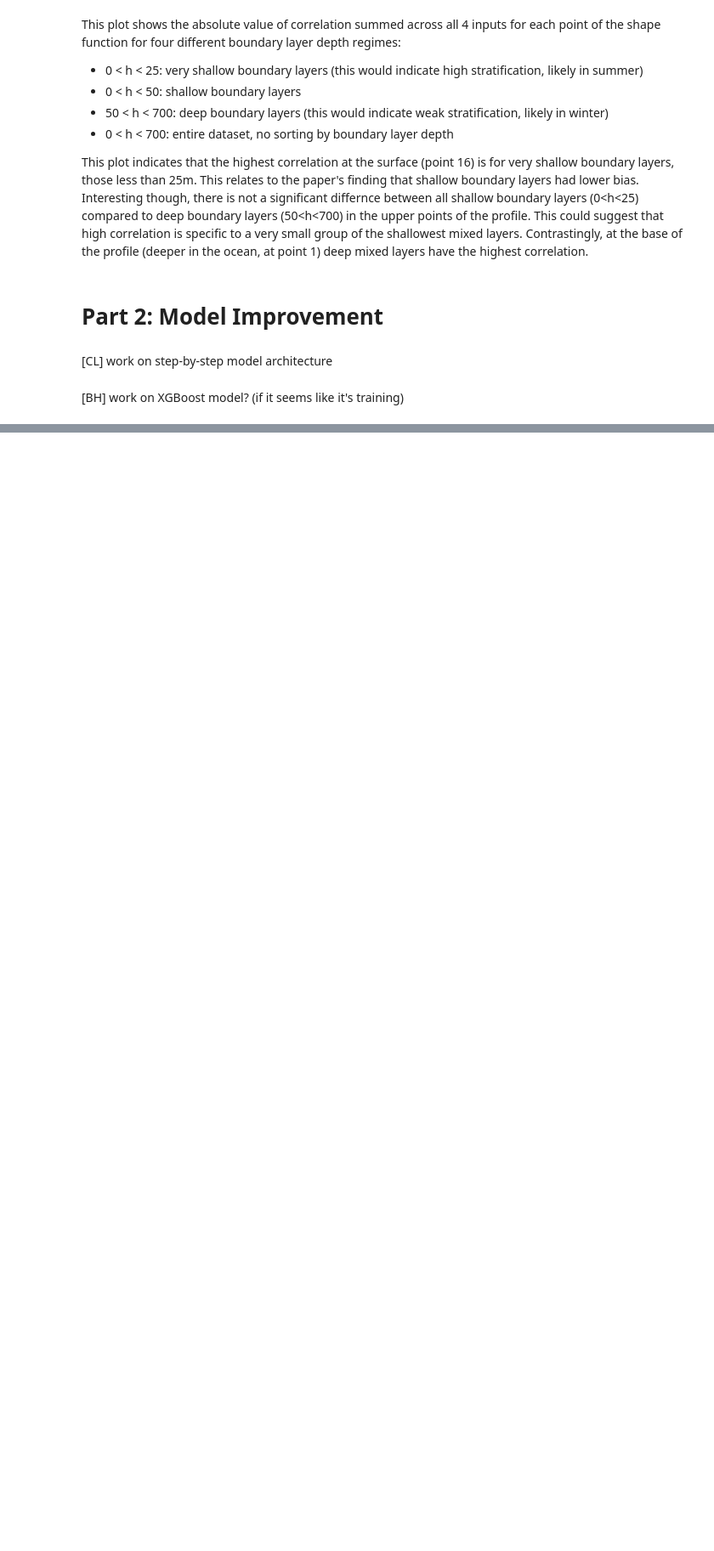
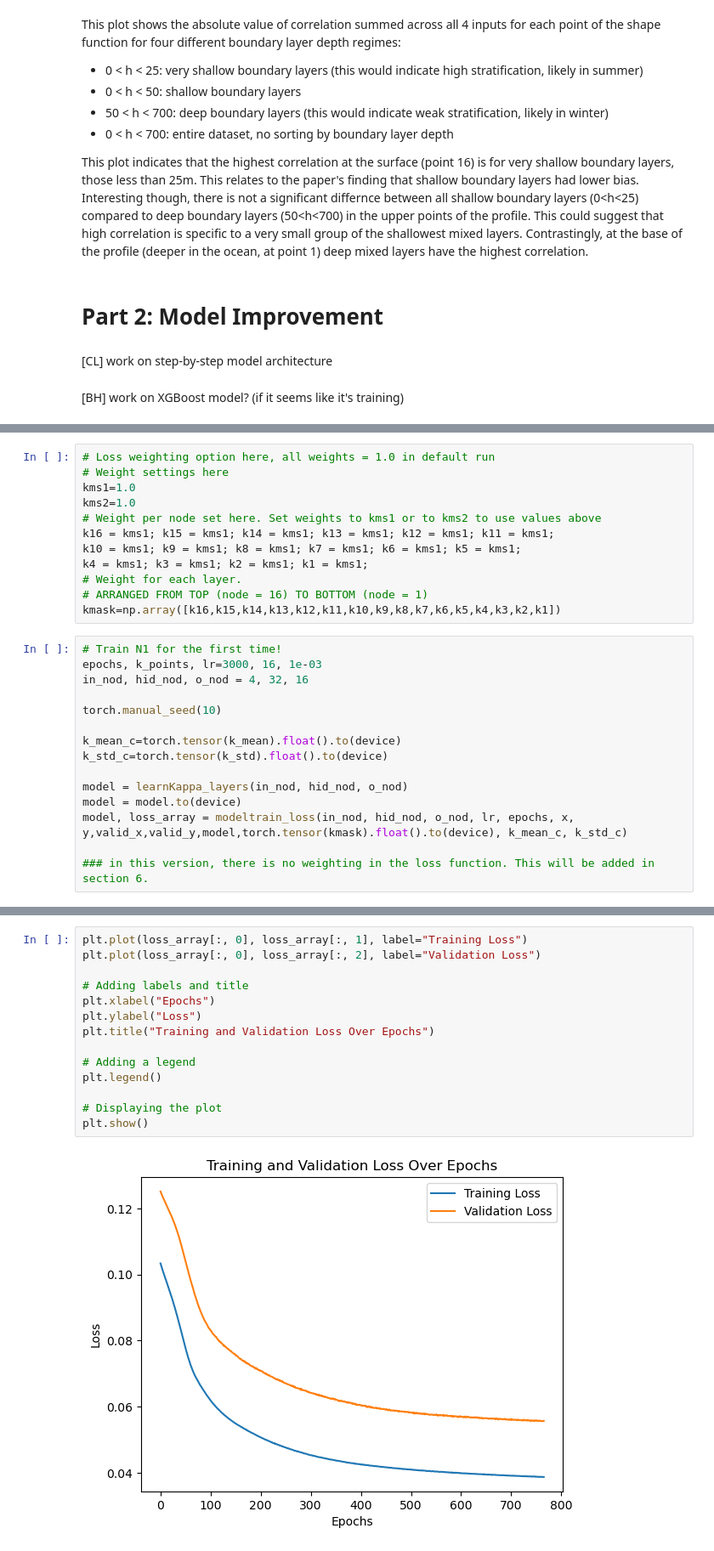
Before and after one commit to catlyu/climate_prediction_project2, a Jupyter notebook: data_story.ipynb, the cells around one changed output, grey strips where cells are left out. Shown at 85% size. Saved outputs shown, nothing was run; the diff lists cells and outputs as text; blank space fills up the shorter version.

Commit message:
Add files via upload
Added the two step-by-step models

```diff
--- a/data_story.ipynb
+++ b/data_story.ipynb
@@ -190,0 +443,27 @@ This plot indicates that the highest correlation at the surface (point 16) is fo
+# %%
+# Loss weighting option here, all weights = 1.0 in default run
+# Weight settings here
+kms1=1.0
+kms2=1.0
+# Weight per node set here. Set weights to kms1 or to kms2 to use values above
+k16 = kms1; k15 = kms1; k14 = kms1; k13 = kms1; k12 = kms1; k11 = kms1;
+k10 = kms1; k9 = kms1; k8 = kms1; k7 = kms1; k6 = kms1; k5 = kms1;
+k4 = kms1; k3 = kms1; k2 = kms1; k1 = kms1;
+# Weight for each layer.
+# ARRANGED FROM TOP (node = 16) TO BOTTOM (node = 1)
+kmask=np.array([k16,k15,k14,k13,k12,k11,k10,k9,k8,k7,k6,k5,k4,k3,k2,k1])
+# %%
+# Train N1 for the first time!
+epochs, k_points, lr=3000, 16, 1e-03
+in_nod, hid_nod, o_nod = 4, 32, 16
+
+torch.manual_seed(10)
+
+k_mean_c=torch.tensor(k_mean).float().to(device)
+k_std_c=torch.tensor(k_std).float().to(device)
+
+model = learnKappa_layers(in_nod, hid_nod, o_nod)
+model = model.to(device)
+model, loss_array = modeltrain_loss(in_nod, hid_nod, o_nod, lr, epochs, x, y,valid_x,valid_y,model,torch.tensor(kmask).float().to(device), k_mean_c, k_std_c)
+
+### in this version, there is no weighting in the loss function. This will be added in section 6.
@@ -190,0 +472,16 @@ This plot indicates that the highest correlation at the surface (point 16) is fo
+# %%
+plt.plot(loss_array[:, 0], loss_array[:, 1], label="Training Loss")
+plt.plot(loss_array[:, 0], loss_array[:, 2], label="Validation Loss")
+
+# Adding labels and title
+plt.xlabel("Epochs")
+plt.ylabel("Loss")
+plt.title("Training and Validation Loss Over Epochs")
+
+# Adding a legend
+plt.legend()
+
+# Displaying the plot
+plt.show()
+# %% [output]
+[figure, added]
```
Also changed, not shown: parts of 42 cells of this notebook.
